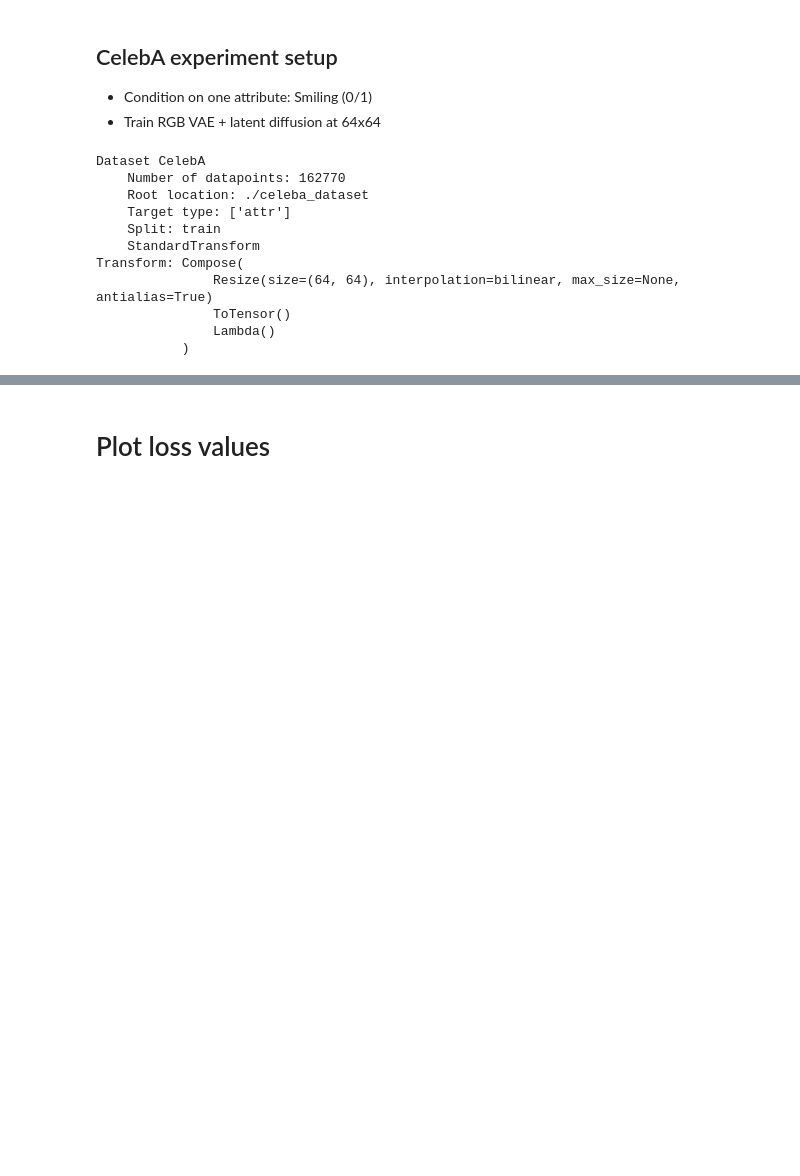
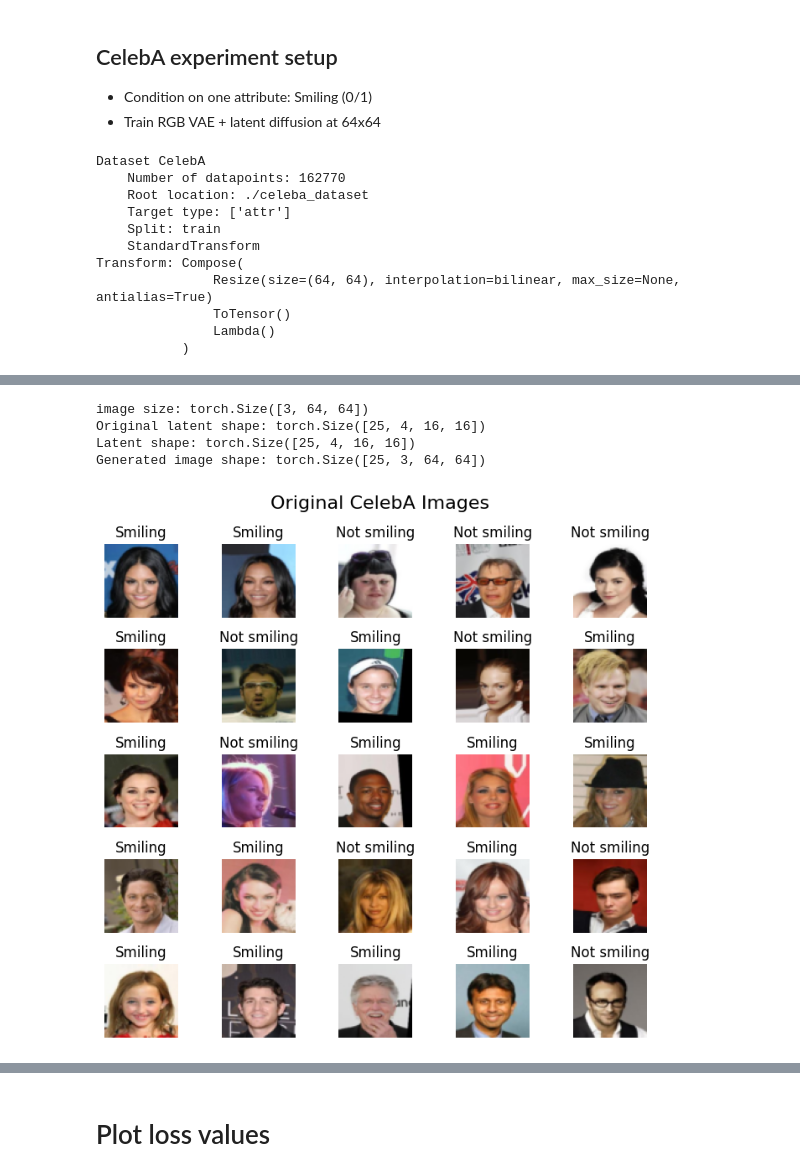
Before and after one commit to jasonkao402/NYCU_2026_spring, a Jupyter notebook: IMVFX/hw2_2/main.ipynb, the cells around one changed output, grey strips where cells are left out. Saved outputs shown, nothing was run; the diff lists cells and outputs as text; code cells hidden in the pictures; blank space fills up the shorter version.

```diff
--- a/IMVFX/hw2_2/main.ipynb
+++ b/IMVFX/hw2_2/main.ipynb
@@ -911,0 +947,23 @@ image size: torch.Size([3, 64, 64])
+# %%
+images, labels = next(iter(celeba_loader))
+print(f"image size: {images[0].size()}")
+original = images[:25].to(device)
+smile_labels = ["Not smiling" if x == 0 else "Smiling" for x in labels[:25]]
+
+with torch.no_grad():
+    mu, logvar = celeba_core.vae.encode(original)
+    z0 = celeba_core.vae.reparameterize(mu, logvar)
+    print(f"Original latent shape: {z0.shape}")
+    print(f"Latent shape: {z0.shape}")
+
+    generated = celeba_core.vae.decode(z0)
+    print(f"Generated image shape: {generated.shape}")
+
+show_images(original.cpu(), smile_labels, "Original CelebA Images")
+show_images(generated.cpu(), smile_labels, "Generated CelebA Images")
+# %% [output]
+image size: torch.Size([3, 64, 64])
+Original latent shape: torch.Size([25, 4, 16, 16])
+Latent shape: torch.Size([25, 4, 16, 16])
+Generated image shape: torch.Size([25, 3, 64, 64])
+[figure, added]
```
Also changed, not shown: parts of 15 cells of this notebook, 3 other files.
